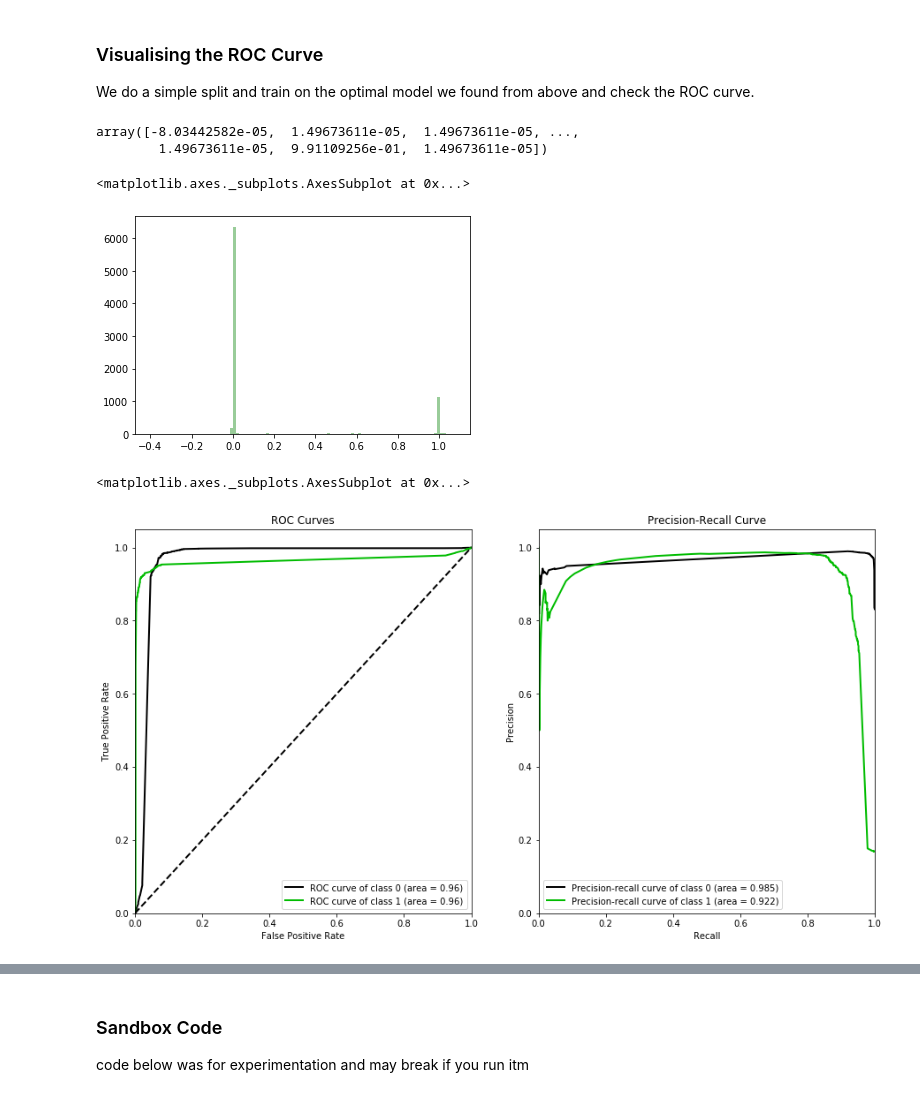
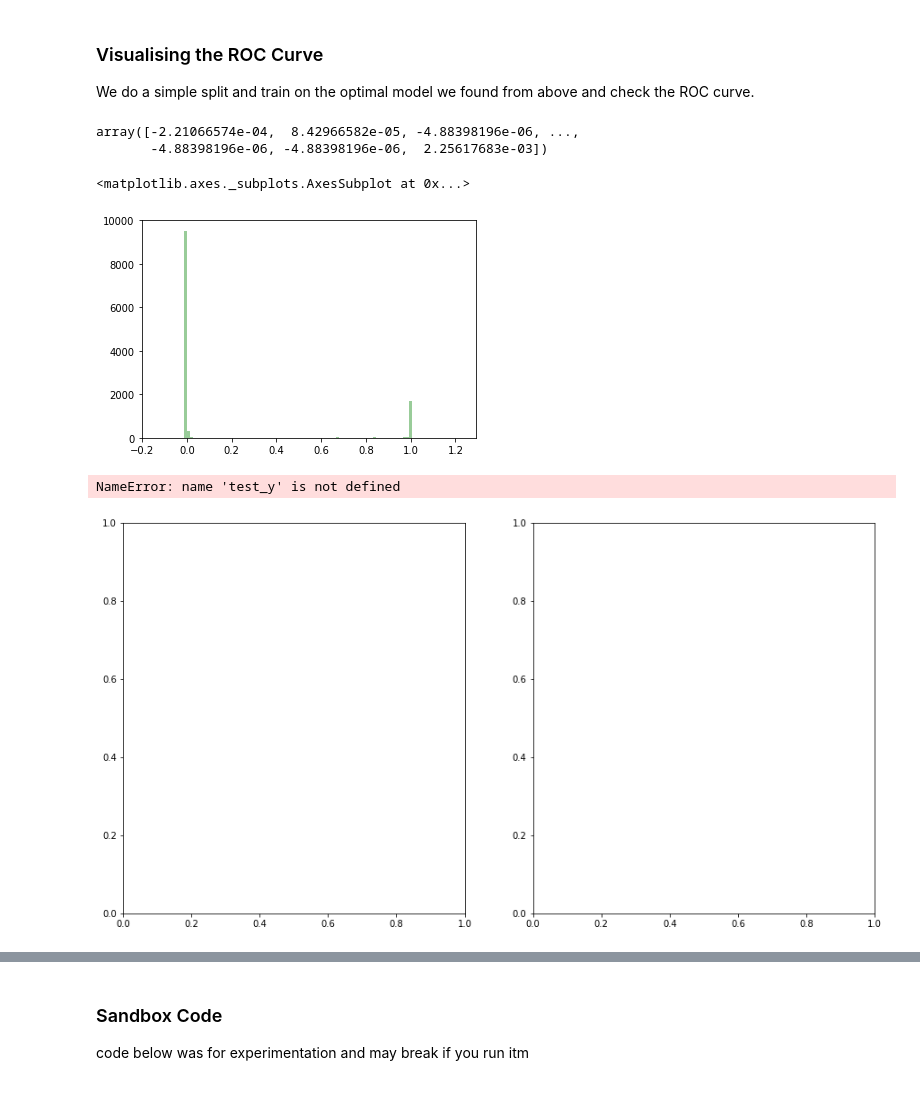
Before and after one commit to jerry-ye-xu/stroke_prediction, a Jupyter notebook: notebooks/3_Building_Base_Models_For_Feature_Selection.ipynb, the cells around one changed output, grey strips where cells are left out. Cells and saved outputs as stored; diff of their text form; code cells hidden in the pictures.

```diff
--- a/notebooks/3_Building_Base_Models_For_Feature_Selection.ipynb
+++ b/notebooks/3_Building_Base_Models_For_Feature_Selection.ipynb
@@ -595,32 +676,39 @@ best_models = [
+# %%
+best_models = [
+    GradientBoostingRegressor(), RandomForestRegressor(),
+    Lasso(), LinearRegression(),
+    KNeighborsClassifier(n_neighbors=3, algorithm='ball_tree'),
+    LogisticRegression(random_state=0, solver='lbfgs', multi_class='auto')
+]
 # %% [markdown]
 ### Visualising the ROC Curve
 
 We do a simple split and train on the optimal model we found from above and check the ROC curve.
-# %%
-train_X, test_X, train_y, test_y = train_test_split(X, y, test_size=0.2)
+# %%
+X_train, X_test, y_train, y_test = train_test_split(X_norm, y, test_size=0.3)
 # %%
 sr = StackingRegressor(best_models, GradientBoostingRegressor(), features)
-sr.fit(train_X, train_y) # this was created in section 1.5.1
-y_pred = sr.predict(test_X)
+sr.fit(X_train, y_train) # this was created in section 1.5.1
+pred_y = sr.predict(X_test)
-# %%
-y_pred
-# %% [output]
-array([-8.03442582e-05,  1.49673611e-05,  1.49673611e-05, ...,
-        1.49673611e-05,  9.91109256e-01,  1.49673611e-05])
+# %%
+pred_y
+# %% [output]
+array([-2.21066574e-04,  8.42966582e-05, -4.88398196e-06, ...,
+       -4.88398196e-06, -4.88398196e-06,  2.25617683e-03])
 # %%
-sns.distplot(y_pred, kde = False, bins = 100, color = "green")
+sns.distplot(pred_y, kde = False, bins = 100, color = "green")
 # %% [output]
 <matplotlib.axes._subplots.AxesSubplot at 0x...>
-[figure, old version]
+[figure, new version]
 # %%
 import scikitplot as skplt
 
 fig, axes = plt.subplots(1, 2)
 fig.set_figheight(8)
 fig.set_figwidth(15)
-skplt.metrics.plot_roc(test_y, np.column_stack((1-y_pred, y_pred)), plot_macro=False, plot_micro=False, ax=axes[0])
-skplt.metrics.plot_precision_recall(test_y, np.column_stack((1-y_pred, y_pred)), plot_micro=False, ax=axes[1])
+skplt.metrics.plot_roc(test_y, np.column_stack((1-pred_y, pred_y)), plot_macro=False, plot_micro=False, ax=axes[0])
+skplt.metrics.plot_precision_recall(test_y, np.column_stack((1-pred_y, pred_y)), plot_micro=False, ax=axes[1])
 # %% [output]
-<matplotlib.axes._subplots.AxesSubplot at 0x...>
+NameError: name 'test_y' is not defined
-[figure, old version]
+[figure, new version]
 # %%
```
Also changed, not shown: parts of 48 cells of this notebook, 6 other files.
